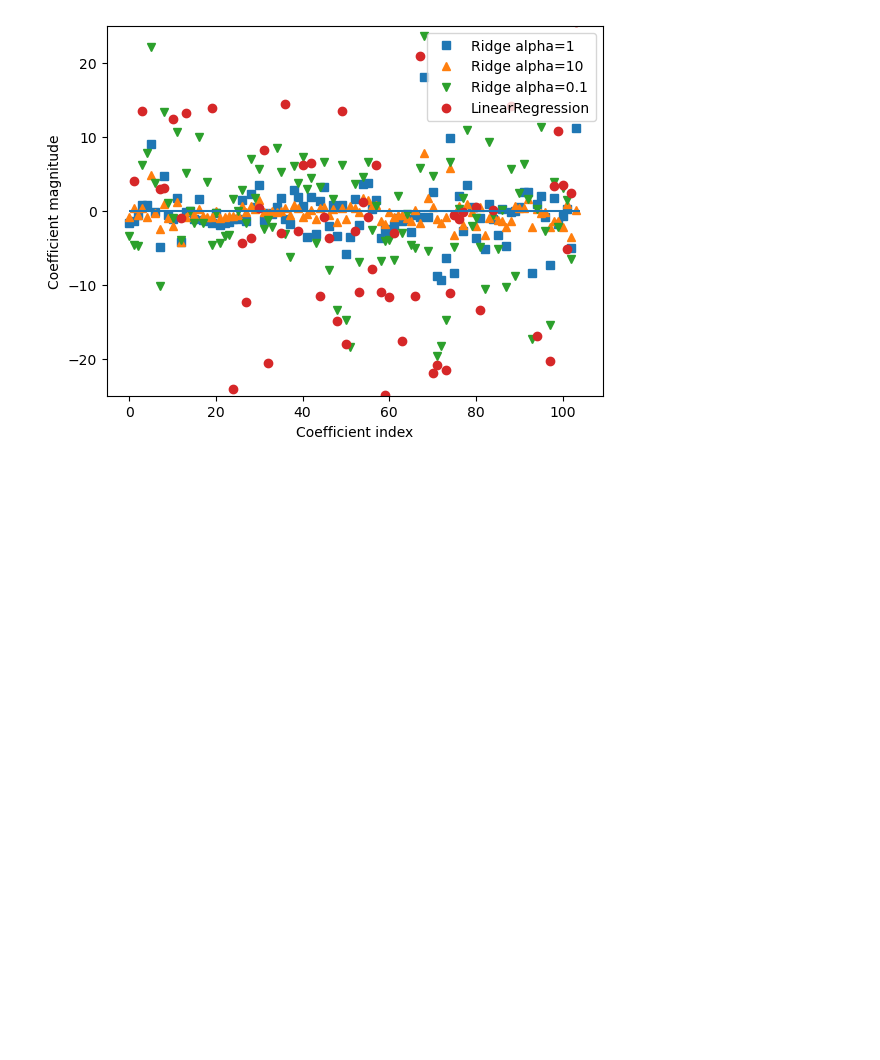
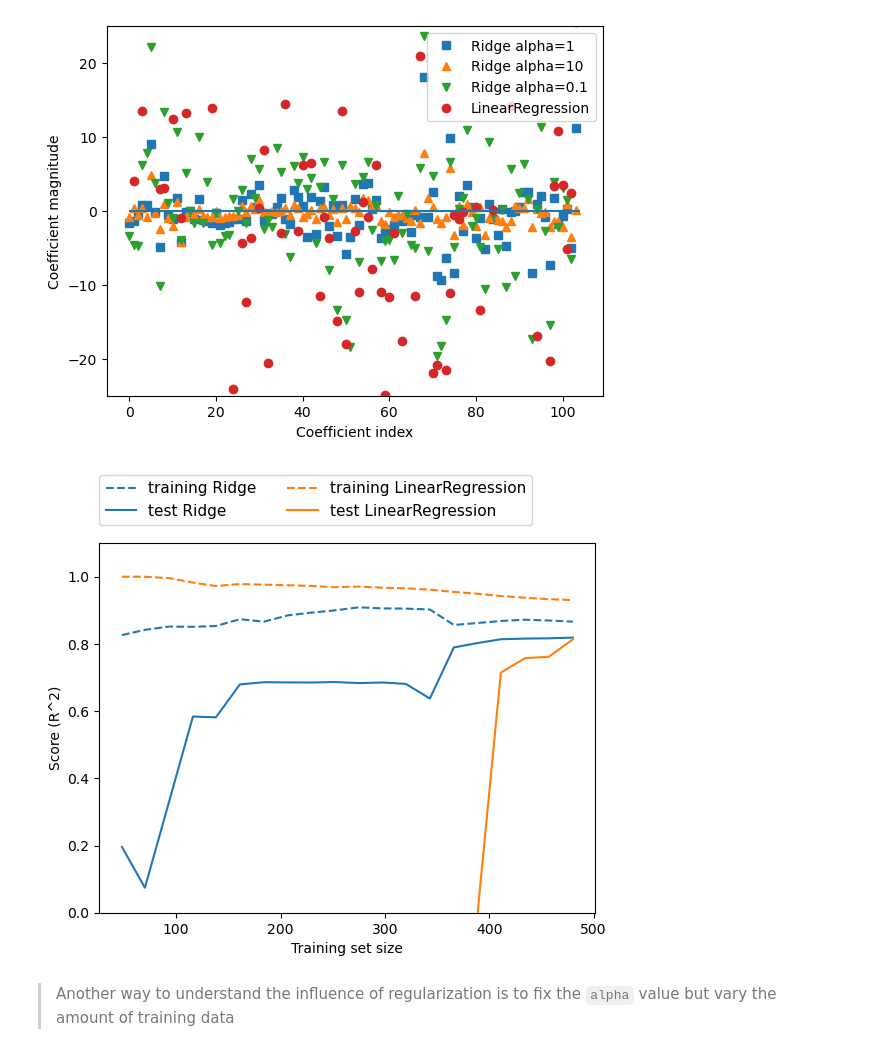
Before and after one commit to prashastham/PythonML, a Jupyter notebook: SupervisedLearning/linear_models.ipynb, the cells around one changed output. Saved outputs shown, nothing was run; the diff lists cells and outputs as text; code cells hidden in the pictures; blank space fills up the shorter version.

Commit message:
visualize regularization

```diff
--- a/SupervisedLearning/linear_models.ipynb
+++ b/SupervisedLearning/linear_models.ipynb
@@ -125,3 +125,9 @@ plt.legend(loc='best')
 # %% [output]
 <matplotlib.legend.Legend at 0x...>
 [figure]
+# %%
+mglearn.plots.plot_ridge_n_samples()
+# %% [output]
+[figure, added]
+# %% [markdown]
+> Another way to understand the influence of regularization is to fix the `alpha` value but vary the amount of training data
```
